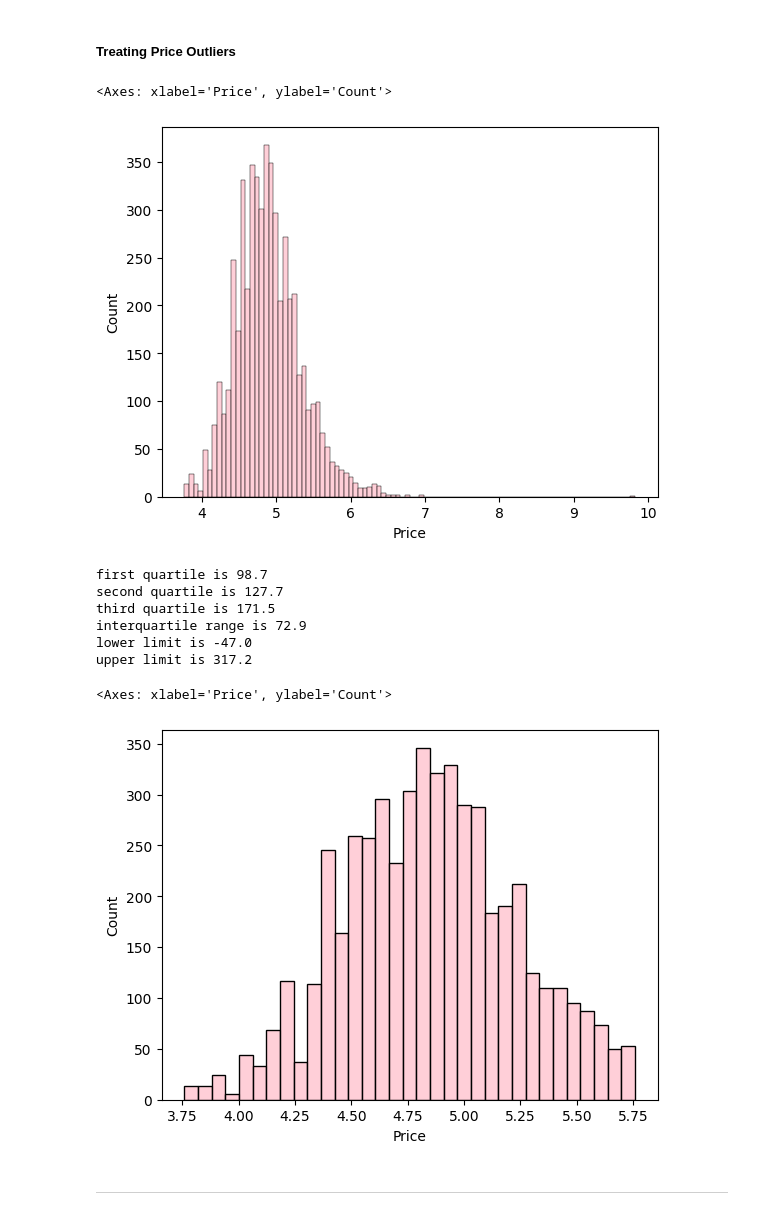
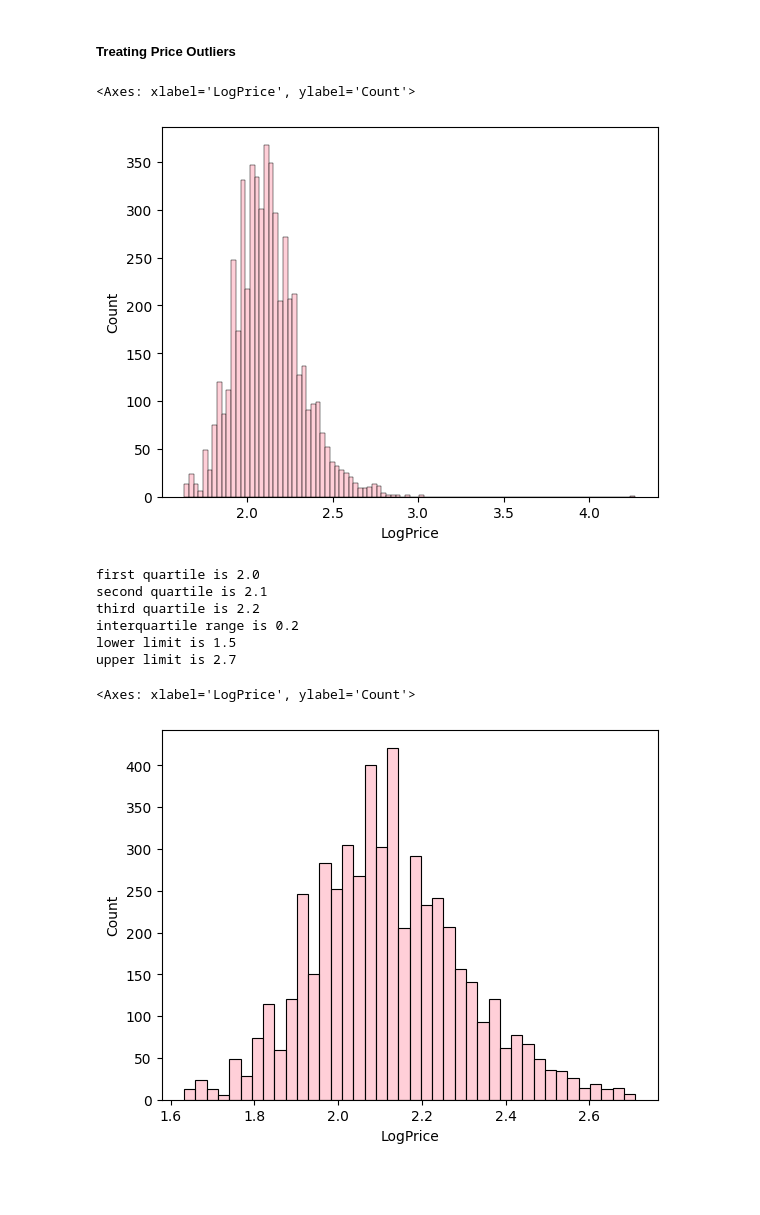
Before and after one commit to sarahp31/AirbnbPrice_Prediction, a Jupyter notebook: notebook/airbnb_analysis.ipynb, the cells around one changed output. Drawn from its saved outputs; the diff is of its cells as text; code cells hidden in the pictures; blank space fills up the shorter version.

```diff
--- a/notebook/airbnb_analysis.ipynb
+++ b/notebook/airbnb_analysis.ipynb
@@ -65,2 +25,0 @@ upper limit is 554.2
-# %%
-data = data[data['Price'] < limit_high].copy()
@@ -72,5 +26,7 @@ sns.histplot(np.log(data['Price']), color = 'pink')
 # %% [markdown]
 ## Discrepancies in the price of cities
+# %%
+data['LogPrice'] = np.log10(data['Price'])
 # %%
 fig, ax = plt.subplots(1)
 fig.set_size_inches(8,4)
@@ -152,14 +175,14 @@ sns.histplot(np.log(data_amsterdam['Price']), color = 'pink')
 # %% [markdown]
 ##### Treating Price Outliers
 # %%
-sns.histplot(np.log(data_athens['Price']), color = 'pink')
+sns.histplot(data_athens['LogPrice'], color = 'pink')
 # %% [output]
-<Axes: xlabel='Price', ylabel='Count'>
+<Axes: xlabel='LogPrice', ylabel='Count'>
-[figure, old version]
+[figure, new version]
 # %%
-q1=data_athens['Price'].quantile(.25)
-q2=data_athens['Price'].quantile(.50)
-q3=data_athens['Price'].quantile(.75)
+q1=data_athens['LogPrice'].quantile(.25)
+q2=data_athens['LogPrice'].quantile(.50)
+q3=data_athens['LogPrice'].quantile(.75)
 iqr=q3-q1
 print('first quartile is %.1f'%q1)
 print('second quartile is %.1f'%q2)
@@ -171,23 +194,21 @@ limit_high=q3+iqr*1.999
 print('lower limit is %.1f'%limit_low)
 print('upper limit is %.1f'%limit_high)
 # %% [output]
-first quartile is 98.7
-second quartile is 127.7
-third quartile is 171.5
-interquartile range is 72.9
-lower limit is -47.0
-upper limit is 317.2
+first quartile is 2.0
+second quartile is 2.1
+third quartile is 2.2
+interquartile range is 0.2
+lower limit is 1.5
+upper limit is 2.7
 # %%
-data_athens = data_athens[data_athens['Price'] < limit_high].copy()
+data_athens = data_athens[data_athens['LogPrice'] < limit_high].copy()
 
 #Airbnb in que first quartile (below 25%)
-q1_athens = data_athens[data_athens['Price'] < q1].copy()
+q1_athens = data_athens[data_athens['LogPrice'] < q1]
 #Airbnb in que third quartile (above 75%)
-q3_athens = data_athens[data_athens['Price'] > q3].copy()
+q3_athens = data_athens[data_athens['LogPrice'] > q3]
 # %%
-sns.histplot(np.log(data_athens['Price']), color = 'pink')
+sns.histplot(data_athens['LogPrice'], color = 'pink')
 # %% [output]
-<Axes: xlabel='Price', ylabel='Count'>
+<Axes: xlabel='LogPrice', ylabel='Count'>
-[figure, old version]
+[figure, new version]
-# %% [markdown]
-___________________________________________________________________
```
Also changed, not shown: parts of 41 cells of this notebook, 1 other file.
